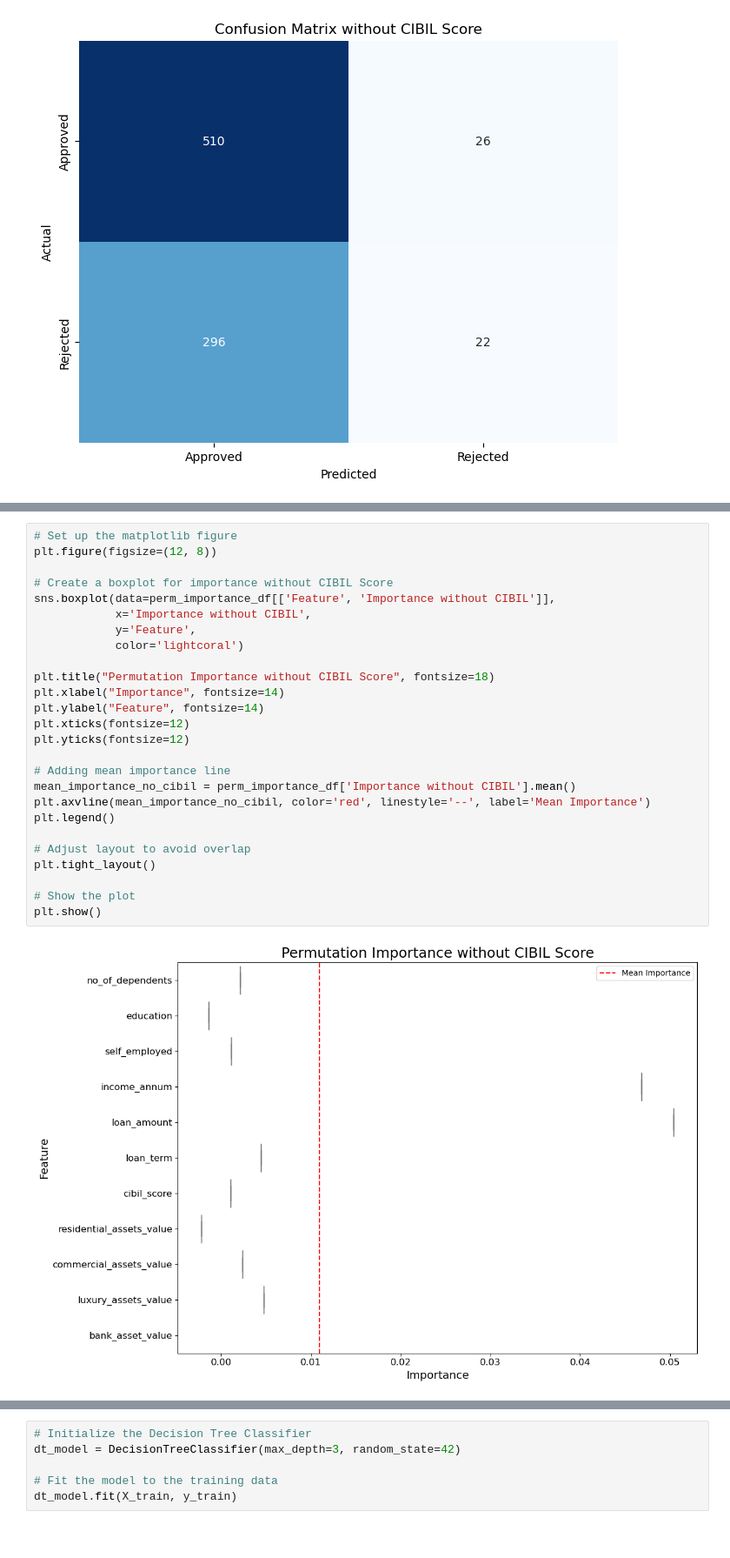
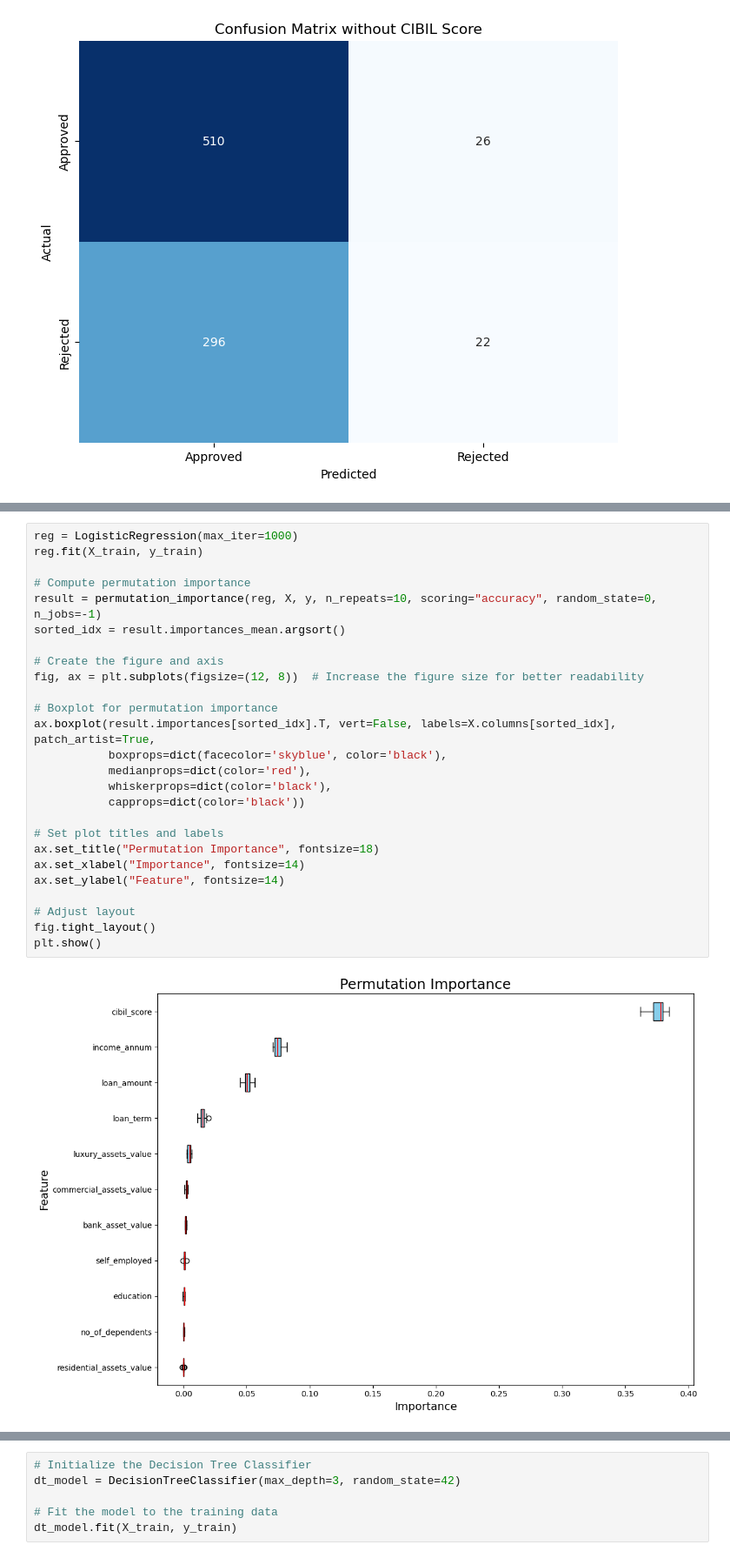
Before and after one commit to Group-6-Software-Development/Data-Handling-and-Machine-Learning, a Jupyter notebook: Home Assignments/Task 6 - Project.ipynb, the cells around one changed output, grey strips where cells are left out. Shown: that part at 87% size. Saved outputs shown, nothing was run; the diff lists cells and outputs as text.

```diff
--- a/Home Assignments/Task 6 - Project.ipynb
+++ b/Home Assignments/Task 6 - Project.ipynb
@@ -394,28 +368,28 @@ plt.show()
-# %%
-# Set up the matplotlib figure
-plt.figure(figsize=(12, 8))
-
-# Create a boxplot for importance without CIBIL Score
-sns.boxplot(data=perm_importance_df[['Feature', 'Importance without CIBIL']],
-            x='Importance without CIBIL',
-            y='Feature',
-            color='lightcoral')
-
-plt.title("Permutation Importance without CIBIL Score", fontsize=18)
-plt.xlabel("Importance", fontsize=14)
-plt.ylabel("Feature", fontsize=14)
-plt.xticks(fontsize=12)
-plt.yticks(fontsize=12)
-
-# Adding mean importance line
-mean_importance_no_cibil = perm_importance_df['Importance without CIBIL'].mean()
-plt.axvline(mean_importance_no_cibil, color='red', linestyle='--', label='Mean Importance')
-plt.legend()
-
-# Adjust layout to avoid overlap
-plt.tight_layout()
-
-# Show the plot
-plt.show()
-# %% [output]
-[figure, removed]
+# %%
+reg = LogisticRegression(max_iter=1000)
+reg.fit(X_train, y_train)
+
+# Compute permutation importance
+result = permutation_importance(reg, X, y, n_repeats=10, scoring="accuracy", random_state=0, n_jobs=-1)
+sorted_idx = result.importances_mean.argsort()
+
+# Create the figure and axis
+fig, ax = plt.subplots(figsize=(12, 8))  # Increase the figure size for better readability
+
+# Boxplot for permutation importance
+ax.boxplot(result.importances[sorted_idx].T, vert=False, labels=X.columns[sorted_idx], patch_artist=True,
+           boxprops=dict(facecolor='skyblue', color='black'),
+           medianprops=dict(color='red'),
+           whiskerprops=dict(color='black'),
+           capprops=dict(color='black'))
+
+# Set plot titles and labels
+ax.set_title("Permutation Importance", fontsize=18)
+ax.set_xlabel("Importance", fontsize=14)
+ax.set_ylabel("Feature", fontsize=14)
+
+# Adjust layout
+fig.tight_layout()
+plt.show()
+# %% [output]
+[figure, added]
```
Also changed, not shown: parts of 3 cells of this notebook.
